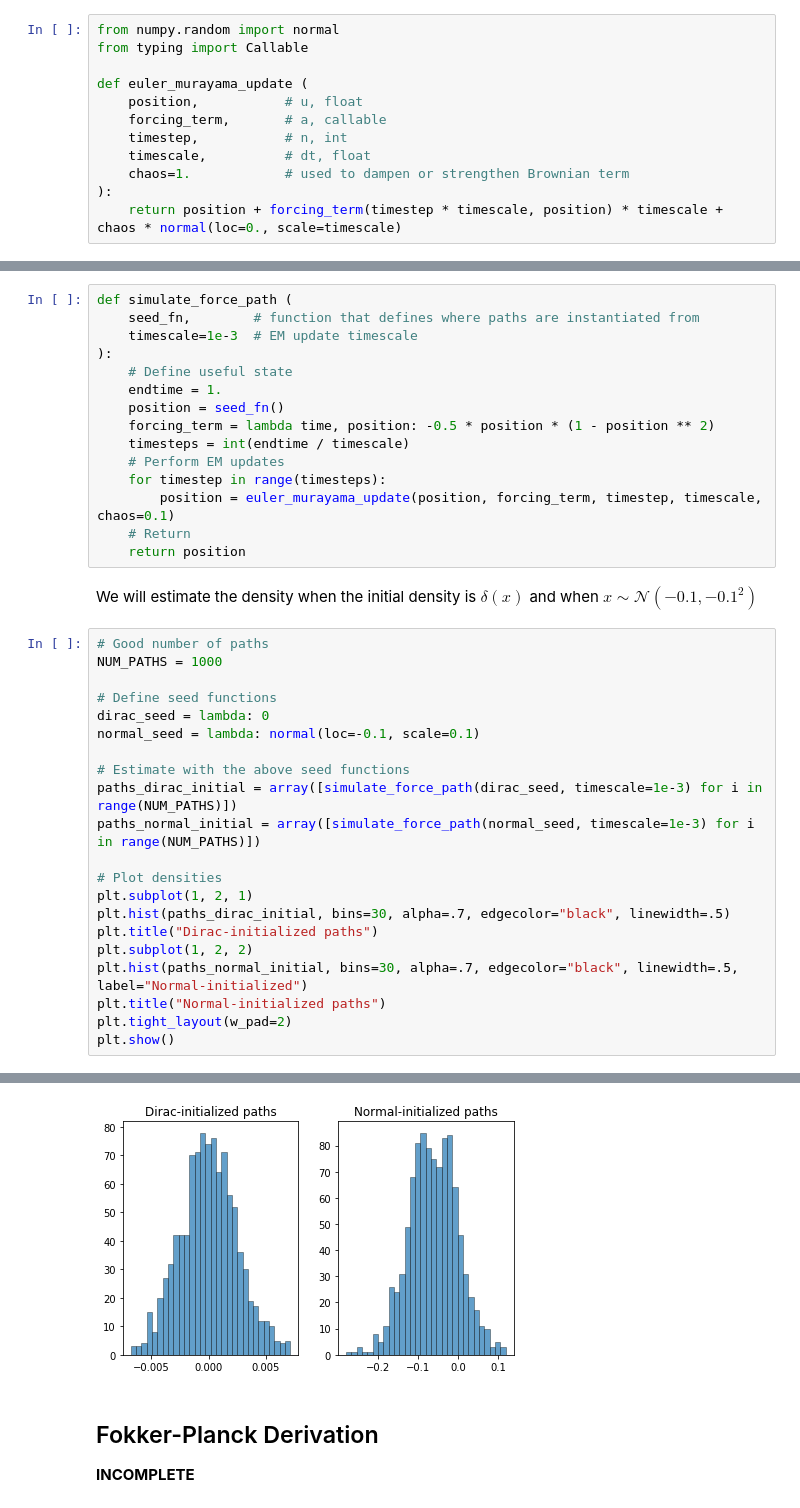
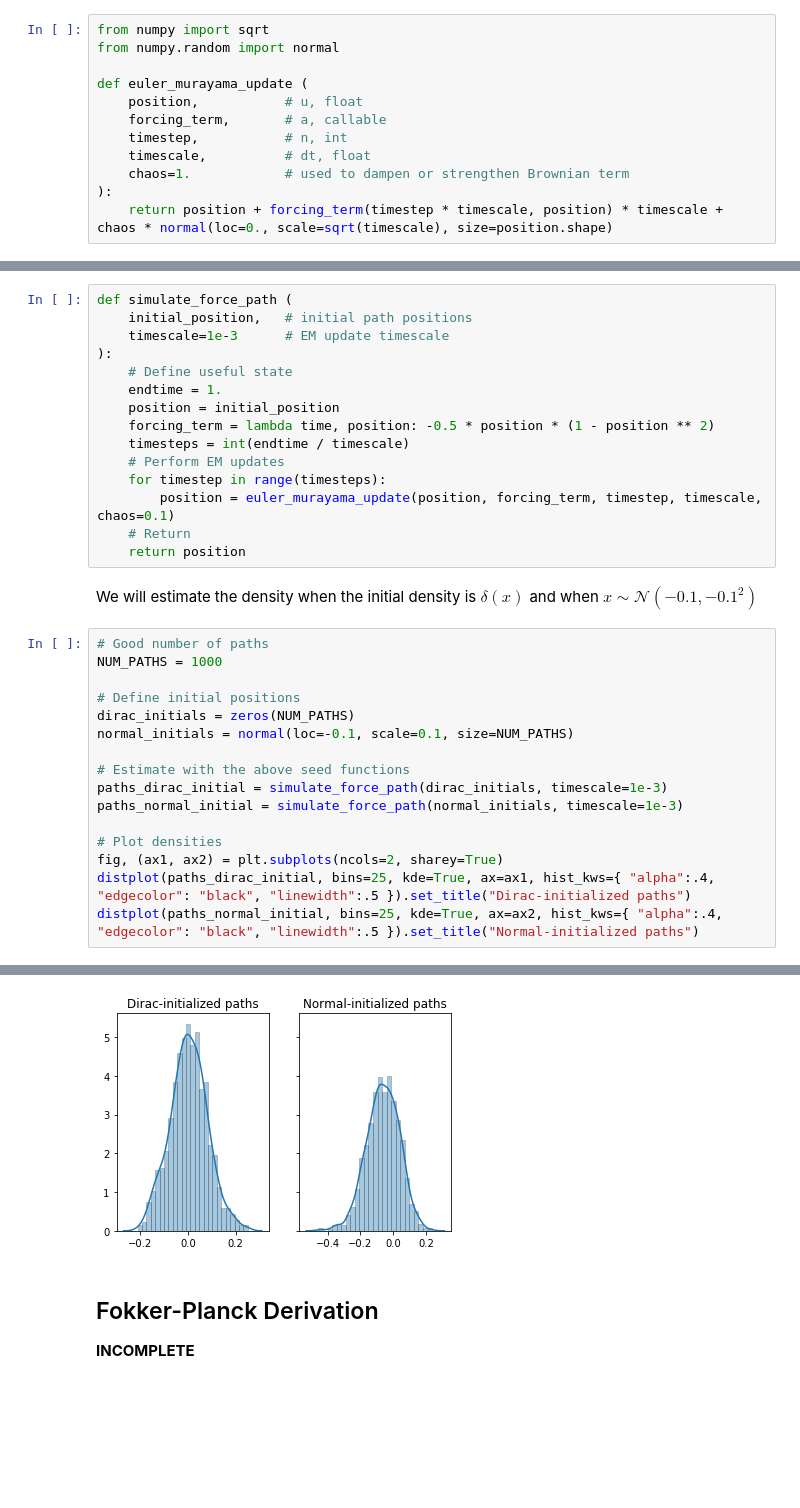
Before and after one commit to olokobayusuf/uncertainty-quant, a Jupyter notebook: stochastic_diff_eq.ipynb, the cells around one changed output, grey strips where cells are left out. Saved outputs shown, nothing was run; the diff lists cells and outputs as text; blank space fills up the shorter version.

```diff
--- a/stochastic_diff_eq.ipynb
+++ b/stochastic_diff_eq.ipynb
@@ -7,8 +7,8 @@ First, we want to estimate the density of a single Brownian path using Monte Car
 
 1. First, we define the Brownian update using the Euler-Murayama scheme.
 # %%
+from numpy import sqrt
 from numpy.random import normal
-from typing import Callable
 
 def euler_murayama_update (
     position,           # u, float
@@ -17,7 +17,7 @@ def euler_murayama_update (
     timescale,          # dt, float
     chaos=1.            # used to dampen or strengthen Brownian term
 ):
-    return position + forcing_term(timestep * timescale, position) * timescale + chaos * normal(loc=0., scale=timescale)
+    return position + forcing_term(timestep * timescale, position) * timescale + chaos * normal(loc=0., scale=sqrt(timescale), size=position.shape)
 # %% [markdown]
 2. Second, we define the Brownian path by applying the EM scheme over $k$ timesteps with no forcing term:
 # %%
@@ -79,12 +69,12 @@ $$ du = -\frac{1}{2} u (1 - u^2) dt + \frac{1}{10} dw $$
 This corresponds to the following:
 # %%
 def simulate_force_path (
-    seed_fn,        # function that defines where paths are instantiated from
-    timescale=1e-3  # EM update timescale
+    initial_position,   # initial path positions
+    timescale=1e-3      # EM update timescale
 ):
     # Define useful state
     endtime = 1.
-    position = seed_fn()
+    position = initial_position
     forcing_term = lambda time, position: -0.5 * position * (1 - position ** 2)
     timesteps = int(endtime / timescale)
     # Perform EM updates
@@ -98,21 +88,16 @@ We will estimate the density when the initial density is $\delta(x)$ and when $x
 # Good number of paths
 NUM_PATHS = 1000
 
-# Define seed functions
-dirac_seed = lambda: 0
-normal_seed = lambda: normal(loc=-0.1, scale=0.1)
+# Define initial positions
+dirac_initials = zeros(NUM_PATHS)
+normal_initials = normal(loc=-0.1, scale=0.1, size=NUM_PATHS)
 
 # Estimate with the above seed functions
-paths_dirac_initial = array([simulate_force_path(dirac_seed, timescale=1e-3) for i in range(NUM_PATHS)])
-paths_normal_initial = array([simulate_force_path(normal_seed, timescale=1e-3) for i in range(NUM_PATHS)])
+paths_dirac_initial = simulate_force_path(dirac_initials, timescale=1e-3)
+paths_normal_initial = simulate_force_path(normal_initials, timescale=1e-3)
 
 # Plot densities
-plt.subplot(1, 2, 1)
-plt.hist(paths_dirac_initial, bins=30, alpha=.7, edgecolor="black", linewidth=.5)
-plt.title("Dirac-initialized paths")
-plt.subplot(1, 2, 2)
-plt.hist(paths_normal_initial, bins=30, alpha=.7, edgecolor="black", linewidth=.5, label="Normal-initialized")
-plt.title("Normal-initialized paths")
-plt.tight_layout(w_pad=2)
-plt.show()
+fig, (ax1, ax2) = plt.subplots(ncols=2, sharey=True)
+distplot(paths_dirac_initial, bins=25, kde=True, ax=ax1, hist_kws={ "alpha":.4, "edgecolor": "black", "linewidth":.5 }).set_title("Dirac-initialized paths")
+distplot(paths_normal_initial, bins=25, kde=True, ax=ax2, hist_kws={ "alpha":.4, "edgecolor": "black", "linewidth":.5 }).set_title("Normal-initialized paths")
 # %% [output]
@@ -119,4 +105,4 @@ plt.show()
-[figure, old version]
+[figure, new version]
 # %% [markdown]
 ## Fokker-Planck Derivation
 **INCOMPLETE**
```
Also changed, not shown: parts of 5 cells of this notebook, 1 other file.
